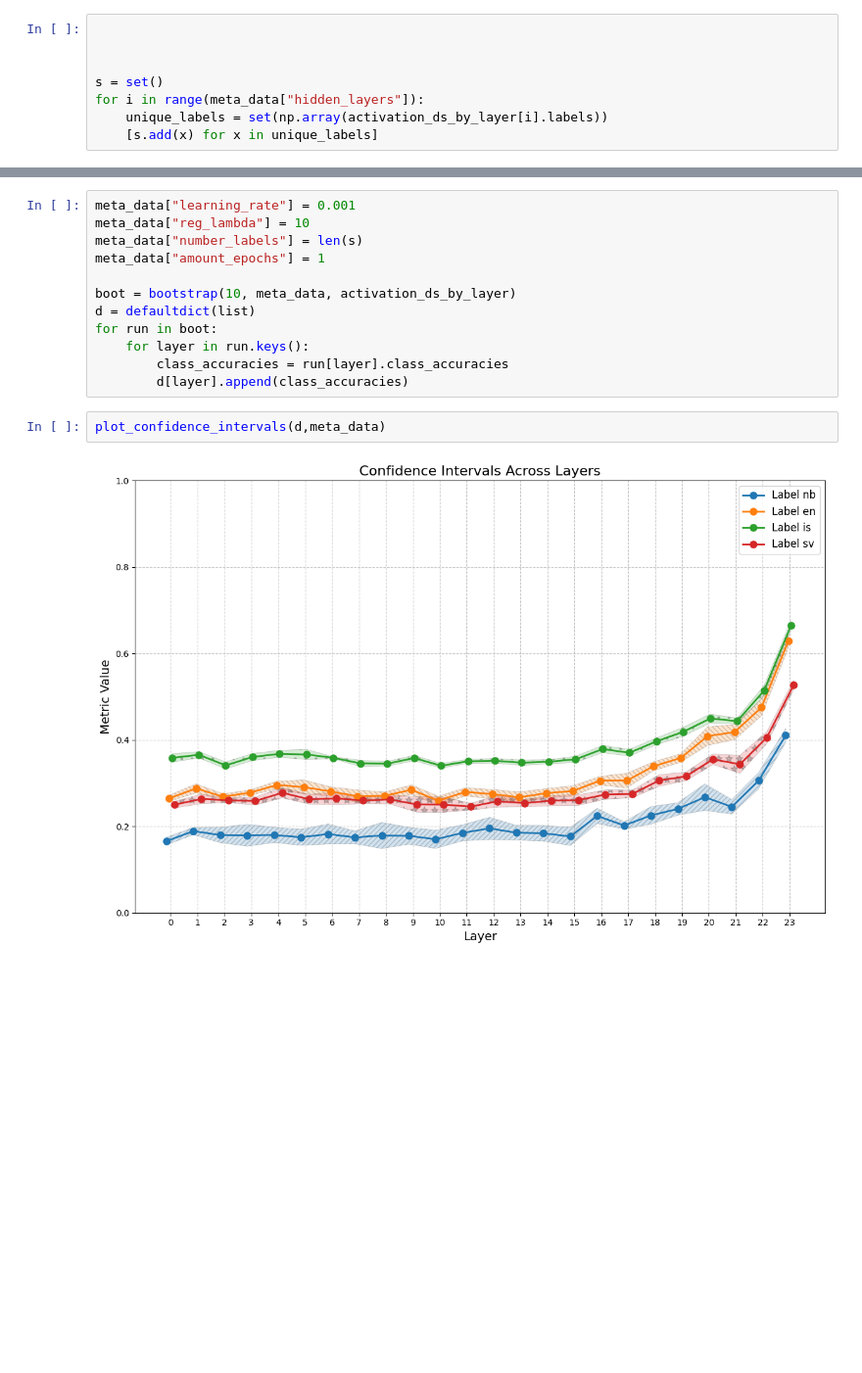
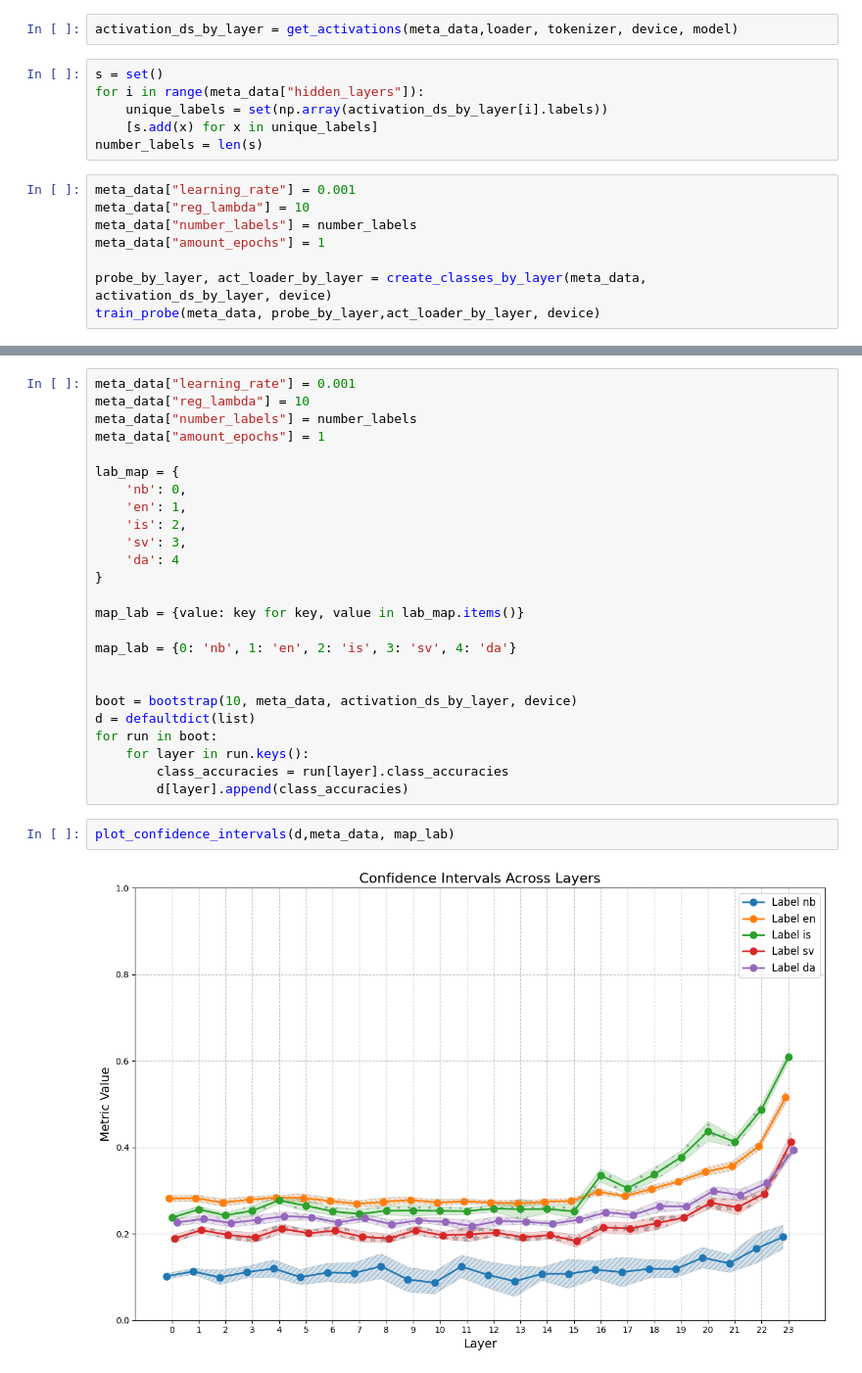
Before and after one commit to MartinKirkegaardDK/KDS_MI, a Jupyter notebook: probe_plot copy.ipynb, the cells around one changed output, grey strips where cells are left out. Shown: that part at 98% size. Cells and saved outputs as stored; diff of their text form; blank space fills up the shorter version.

```diff
--- a/probe_plot copy.ipynb
+++ b/probe_plot copy.ipynb
@@ -115,8 +31,16 @@ def get_activations():
+# %%
+activation_ds_by_layer = get_activations(meta_data,loader, tokenizer, device, model)
 # %%
-
-
-
 s = set()
 for i in range(meta_data["hidden_layers"]):
     unique_labels = set(np.array(activation_ds_by_layer[i].labels))
     [s.add(x) for x in unique_labels]
+number_labels = len(s)
+# %%
+meta_data["learning_rate"] = 0.001
+meta_data["reg_lambda"] = 10
+meta_data["number_labels"] = number_labels
+meta_data["amount_epochs"] = 1
+
+probe_by_layer, act_loader_by_layer = create_classes_by_layer(meta_data, activation_ds_by_layer, device)
+train_probe(meta_data, probe_by_layer,act_loader_by_layer, device)
@@ -123,16 +67,29 @@ for i in range(meta_data["hidden_layers"]):
 # %%
 meta_data["learning_rate"] = 0.001
 meta_data["reg_lambda"] = 10
-meta_data["number_labels"] = len(s)
+meta_data["number_labels"] = number_labels
 meta_data["amount_epochs"] = 1
 
-boot = bootstrap(10, meta_data, activation_ds_by_layer)
+lab_map = {
+    'nb': 0,
+    'en': 1,
+    'is': 2,
+    'sv': 3,
+    'da': 4
+}
+
+map_lab = {value: key for key, value in lab_map.items()}
+
+map_lab = {0: 'nb', 1: 'en', 2: 'is', 3: 'sv', 4: 'da'}
+
+
+boot = bootstrap(10, meta_data, activation_ds_by_layer, device)
 d = defaultdict(list)
 for run in boot:
     for layer in run.keys():
         class_accuracies = run[layer].class_accuracies
         d[layer].append(class_accuracies)
 # %%
-plot_confidence_intervals(d,meta_data)
+plot_confidence_intervals(d,meta_data, map_lab)
 # %% [output]
-[figure, old version]
+[figure, new version]
```
Also changed, not shown: parts of 8 cells of this notebook, 4 other files.
